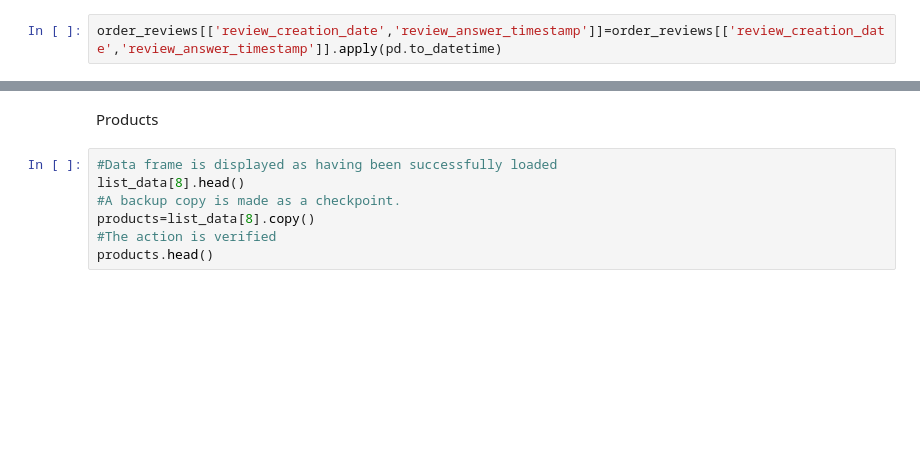
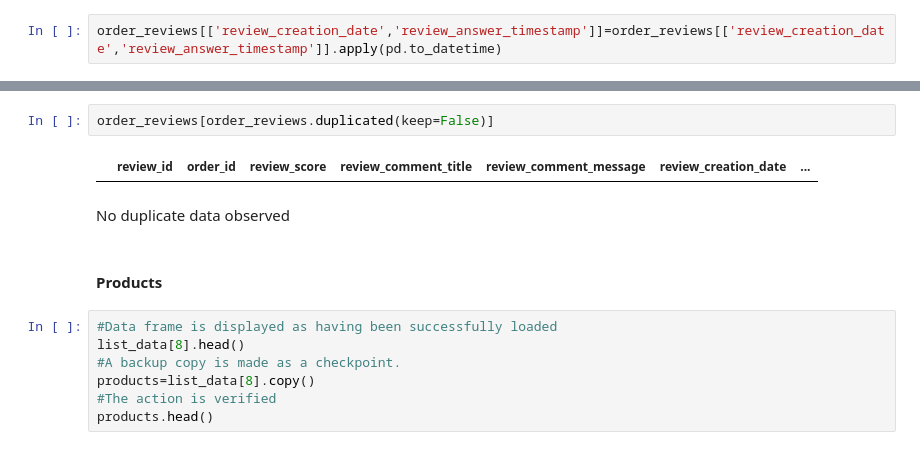
Before and after one commit to mecadme/PF_E-commerce-Olist, a Jupyter notebook: EDA.ipynb, the cells around one changed output, grey strips where cells are left out. Drawn from its saved outputs; the diff is of its cells as text; blank space fills up the shorter version.

```diff
--- a/EDA.ipynb
+++ b/EDA.ipynb
@@ -427,5 +426,11 @@ dtype: datetime64[ns]
-# %% [markdown]
-Products
+# %%
+order_reviews[order_reviews.duplicated(keep=False)]
+# %% [output]
+|  | review_id | order_id | review_score | review_comment_title | review_comment_message | review_creation_date | ... |
+# %% [markdown]
+No duplicate data observed
+# %% [markdown]
+#### Products
 # %%
 #Data frame is displayed as having been successfully loaded
 list_data[8].head()
```
Also changed, not shown: parts of 61 cells of this notebook.
